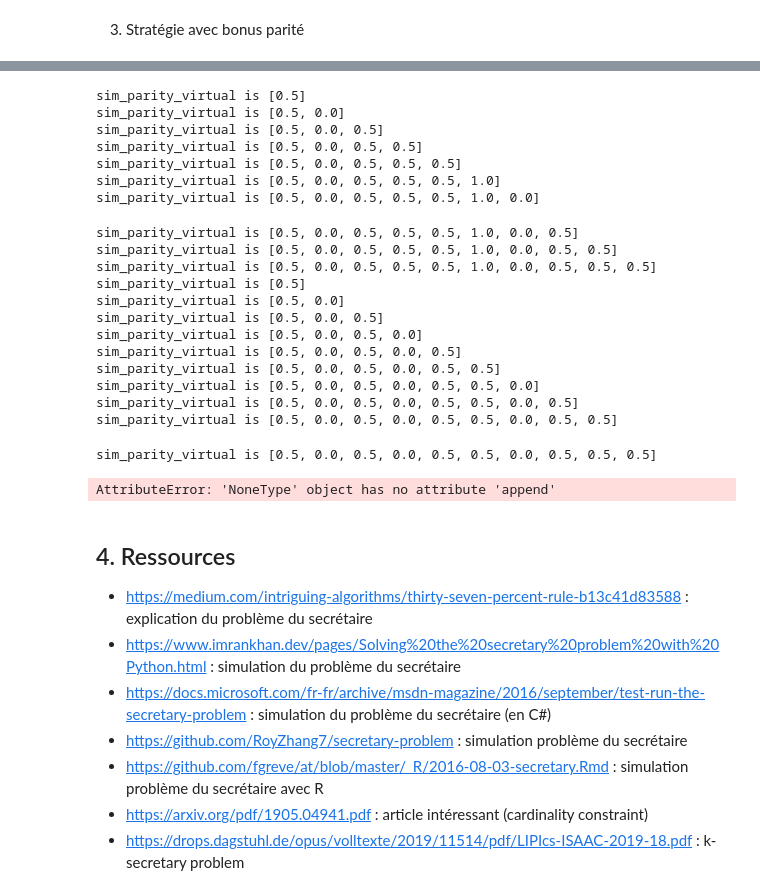
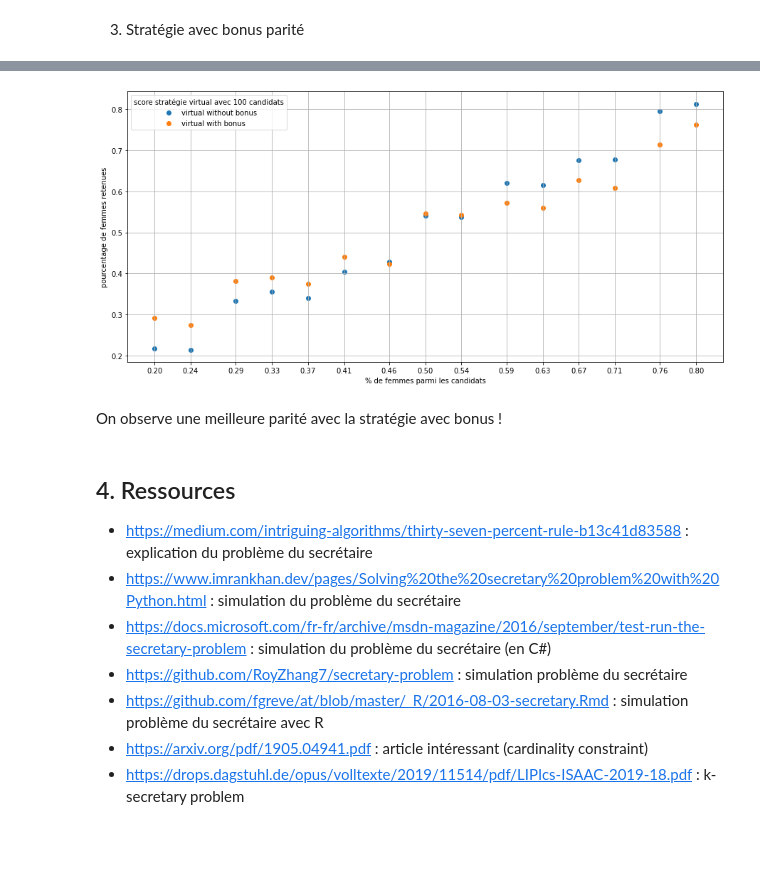
Before and after one commit to victor-kerros/secretary_problem_with_constraints, a Jupyter notebook: secretary_problem_simulation.ipynb, the cells around one changed output, grey strips where cells are left out. Saved outputs shown, nothing was run; the diff lists cells and outputs as text; code cells hidden in the pictures; blank space fills up the shorter version.

```diff
--- a/secretary_problem_simulation.ipynb
+++ b/secretary_problem_simulation.ipynb
@@ -480,44 +488,37 @@ virtual_choose_k_candidates_gender(candidates, prop, k, bonus)
-# %%
-k = 2
-prop = 0.37
-bonus = 10
-props_women = [np.round(prop, 2) for prop in list(np.linspace(0.3, 0.7, num = 10))]
-
-parity_score_virtual = []
-for prop_women in tqdm(props_women, f"processing for prop_women"):
-    sim_parity_virtual = []
-    for i in range(10):
-        candidates = generate_candidates_gender(100, prop_women)
-        chosen_candidates = virtual_choose_k_candidates_gender(candidates, prop, k, bonus)
-        parity_score = sum(chosen_candidates["gender"]) / len(chosen_candidates)
-        #print(f"parity_score is {parity_score}")
-        sim_parity_virtual.append(parity_score)
-        print(f"sim_parity_virtual is {sim_parity_virtual}")
-    parity_score_virtual = parity_score_virtual.append(np.mean(sim_parity_virtual))
-
-parity_score_virtual
-# %% [output]
-sim_parity_virtual is [0.5]
-sim_parity_virtual is [0.5, 0.0]
-sim_parity_virtual is [0.5, 0.0, 0.5]
-sim_parity_virtual is [0.5, 0.0, 0.5, 0.5]
-sim_parity_virtual is [0.5, 0.0, 0.5, 0.5, 0.5]
-sim_parity_virtual is [0.5, 0.0, 0.5, 0.5, 0.5, 1.0]
-sim_parity_virtual is [0.5, 0.0, 0.5, 0.5, 0.5, 1.0, 0.0]
-sim_parity_virtual is [0.5, 0.0, 0.5, 0.5, 0.5, 1.0, 0.0, 0.5]
-sim_parity_virtual is [0.5, 0.0, 0.5, 0.5, 0.5, 1.0, 0.0, 0.5, 0.5]
-sim_parity_virtual is [0.5, 0.0, 0.5, 0.5, 0.5, 1.0, 0.0, 0.5, 0.5, 0.5]
-sim_parity_virtual is [0.5]
-sim_parity_virtual is [0.5, 0.0]
-sim_parity_virtual is [0.5, 0.0, 0.5]
-sim_parity_virtual is [0.5, 0.0, 0.5, 0.0]
-sim_parity_virtual is [0.5, 0.0, 0.5, 0.0, 0.5]
-sim_parity_virtual is [0.5, 0.0, 0.5, 0.0, 0.5, 0.5]
-sim_parity_virtual is [0.5, 0.0, 0.5, 0.0, 0.5, 0.5, 0.0]
-sim_parity_virtual is [0.5, 0.0, 0.5, 0.0, 0.5, 0.5, 0.0, 0.5]
-sim_parity_virtual is [0.5, 0.0, 0.5, 0.0, 0.5, 0.5, 0.0, 0.5, 0.5]
-sim_parity_virtual is [0.5, 0.0, 0.5, 0.0, 0.5, 0.5, 0.0, 0.5, 0.5, 0.5]
-AttributeError: 'NoneType' object has no attribute 'append'
+# %%
+k = 2
+prop = 0.37
+props_women = [np.round(prop, 2) for prop in list(np.linspace(0.2, 0.8, num = 15))]
+
+parity_score_virtual = []
+parity_score_virtual_bonus = []
+for prop_women in tqdm(props_women, "processing through props_women"):
+    sim_parity_virtual = []
+    sim_parity_virtual_bonus = []
+    for i in range(200):
+        candidates = generate_candidates_gender(100, prop_women)
+        chosen_candidates = virtual_choose_k_candidates(candidates['candidate'].values, prop, k)
+        sim_parity_virtual.append(parity_score(candidates, chosen_candidates))
+        chosen_candidates_bonus = virtual_choose_k_candidates_gender(candidates, prop, k, bonus)
+        sim_parity_virtual_bonus.append(np.mean(chosen_candidates_bonus['gender'].values))
+    mean_parity_score_virtual = sum(sim_parity_virtual) / len(sim_parity_virtual)
+    parity_score_virtual.append(mean_parity_score_virtual)
+    mean_parity_score_virtual_bonus = sum(sim_parity_virtual_bonus) / len(sim_parity_virtual_bonus)
+    parity_score_virtual_bonus.append(mean_parity_score_virtual_bonus)
+
+plt.figure(figsize = (15, 7))
+plt.scatter(props_women, parity_score_virtual, label = "virtual without bonus")
+plt.scatter(props_women, parity_score_virtual_bonus, label = "virtual with bonus")
+plt.xticks(props_women)
+plt.xlabel("% de femmes parmi les candidats")
+plt.ylabel("pourcentage de femmes retenues")
+plt.legend(title = f'score stratégie virtual avec {number_of_candidates} candidats')
+plt.grid(True)
+plt.show()
+# %% [output]
+[figure, added]
+# %% [markdown]
+On observe une meilleure parité avec la stratégie avec bonus !
 # %% [markdown]
 ## 4. Ressources
 
```
Also changed, not shown: parts of 10 cells of this notebook.
